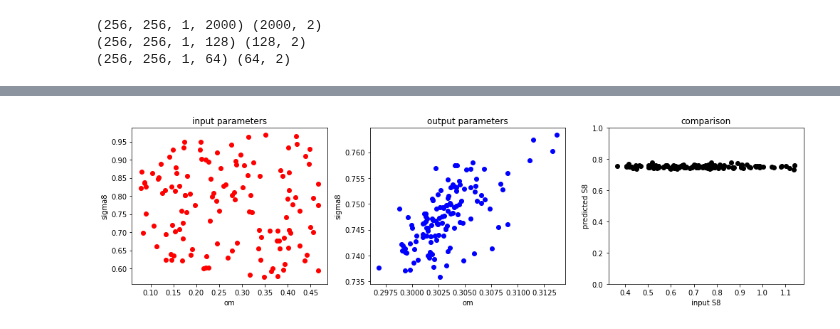
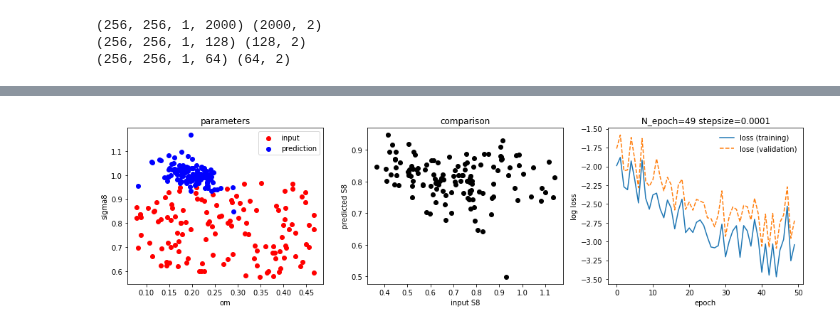
Before and after one commit to liuxx479/Outlier, a Jupyter notebook: notebooks/ResNet_JAX.ipynb, the cells around one changed output, grey strips where cells are left out. Cells and saved outputs as stored; diff of their text form; code cells hidden in the pictures.

Commit message:
include covariance in loss

```diff
--- a/notebooks/ResNet_JAX.ipynb
+++ b/notebooks/ResNet_JAX.ipynb
@@ -210,17 +245,19 @@ print (itrain_batch[0].shape, itrain_batch[1].shape)
 # %%
 ############# JL: training
 
-num_classes = 2
+num_classes = 5 ## 2 parameters, 3 for covariance
 input_shape = (256, 256, 1, batch_size)
 num_steps = int(train_size/batch_size) ## number of steps per epoch
 num_epochs = 50
-step_size = 0.001
-epoch0=23
+step_size = 1e-5
+epoch0=1
+if num_classes==5:
+  loss = loss_cov
 
 init_fun, predict_fun = ResNet50(num_classes)
 # _, init_params = init_fun(rng_key, input_shape)
 ######### JL to do: change to grab the newest file automatically
-fn_model=model_path+'jax_resnet_model_epoch{:0.0f}_stepsize{}.pickle'.format(epoch0, step_size/10)
+fn_model=model_path+'jax_resnet_model_epoch{:0.0f}_stepsize{}.pickle'.format(49, 0.0001)
 init_params = loadmodel(fn_model)
 
 opt_init, opt_update, get_params = optimizers.adam(step_size) ##### seems to work best
@@ -233,6 +270,9 @@ opt_init, opt_update, get_params = optimizers.adam(step_size) ##### seems to wor
 def update(i, opt_state, batch):
   params = get_params(opt_state)
   return opt_update(i, grad(loss)(params, batch), opt_state)
+
+######## to do: record loss
+losses = []
 
 opt_state = opt_init(init_params)
 
@@ -248,6 +288,10 @@ for epoch in range(num_epochs):
       valid_loss = loss(test_NNparams, valid_batch)
       print("Epoch {} at {:0.2f}m, train loss: {:0.4f}, validation loss: {:0.4f}".format(epoch+epoch0,
                                                    epoch_time, train_loss, valid_loss))
-  fn_model=model_path+'jax_resnet_model_epoch{:0.0f}_stepsize{}.pickle'.format(epoch+epoch0, step_size)
-  savemodel(test_NNparams, fn_model,overwrite=1)
+
+  losses.append([epoch,train_loss, valid_loss])
+
+fn_model=model_path+'jax_resnet_model_epoch{:0.0f}_stepsize{}.pickle'.format(epoch+epoch0, step_size)
+savemodel(test_NNparams, fn_model,overwrite=1)
+save(model_path+'jax_resnet_losses_epoch{:0.0f}_stepsize{}'.format(epoch+epoch0, step_size), losses)
 # %% [output]
@@ -271,31 +306,36 @@ Epoch 72 at 105.63m, train loss: 0.01, validation loss: 0.01
 # %%
 test_NNparams = loadmodel(fn_model)
+epocharr, losses_train, losses_val = np.array(losses).T
 
 params_pred = predict_fun(test_NNparams, valid_maps)
 params_input = params_valid
 true_s8=S8_gen(params_valid)
 pred_s8=S8_gen(params_pred)
 
 figure(figsize=(14,4))
 subplot(1,3,1)
-scatter(params_input.T[0], params_input.T[1],color='r')
-title('input parameters')
+scatter(params_input.T[0], params_input.T[1],color='r', label='input')
+scatter(params_pred.T[0], params_pred.T[1],color='b', label='prediction')
+title('parameters')
 xlabel('om')
 ylabel('sigma8')
+legend(fontsize=10, frameon=1)
 subplot(1,3,2)
-scatter(params_pred.T[0], params_pred.T[1],color='b')
-title('output parameters')
-xlabel('om')
-ylabel('sigma8')
-subplot(1,3,3)
 scatter(true_s8, pred_s8, color='k')
 xlabel('input S8')
 ylabel('predicted S8')
-ylim(0,1)
+#ylim(0,1)
 title('comparison')
+subplot(1,3,3)
+plot(epocharr, log10(losses_train),'-',label='loss (training)')
+plot(epocharr, log10(losses_val), '--',label='lose (validation)')
+legend(fontsize=10, frameon=0)
+xlabel('epoch')
+ylabel('log loss')
+title('N_epoch={} stepsize={}'.format(epoch, step_size))
 plt.tight_layout()
 # %% [output]
-[figure, old version]
+[figure, new version]
 # %%
 ############ check  parameter shape
 # j=0
```
Also changed, not shown: parts of 5 cells of this notebook.
